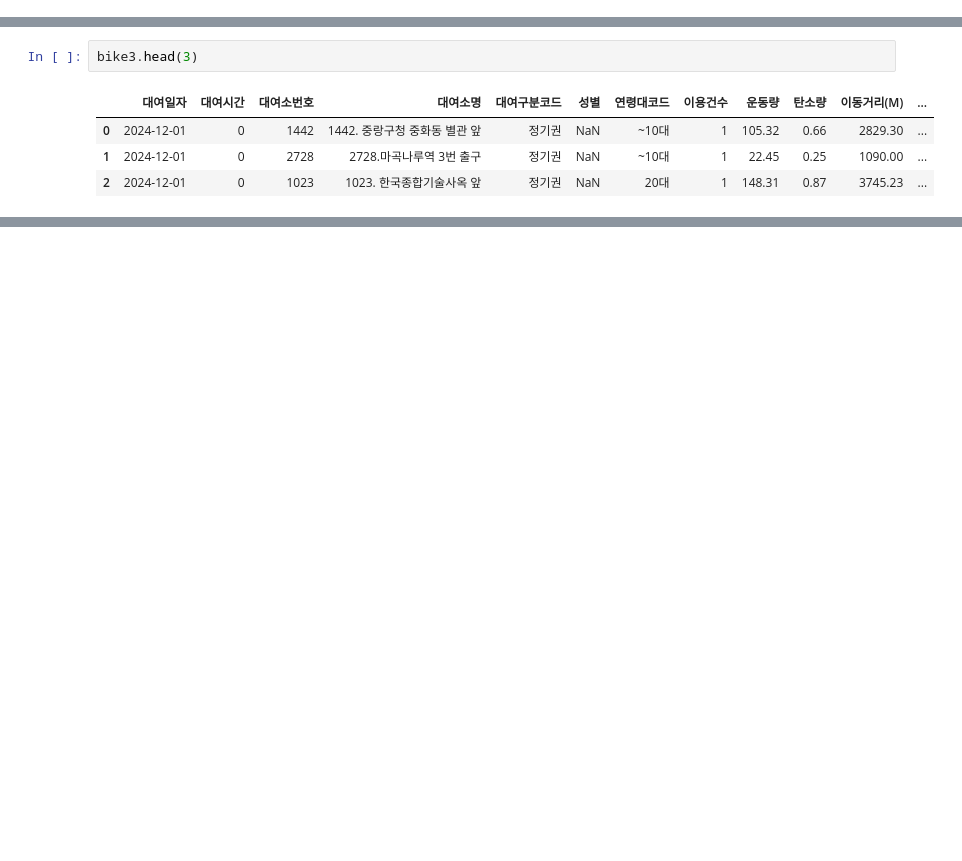
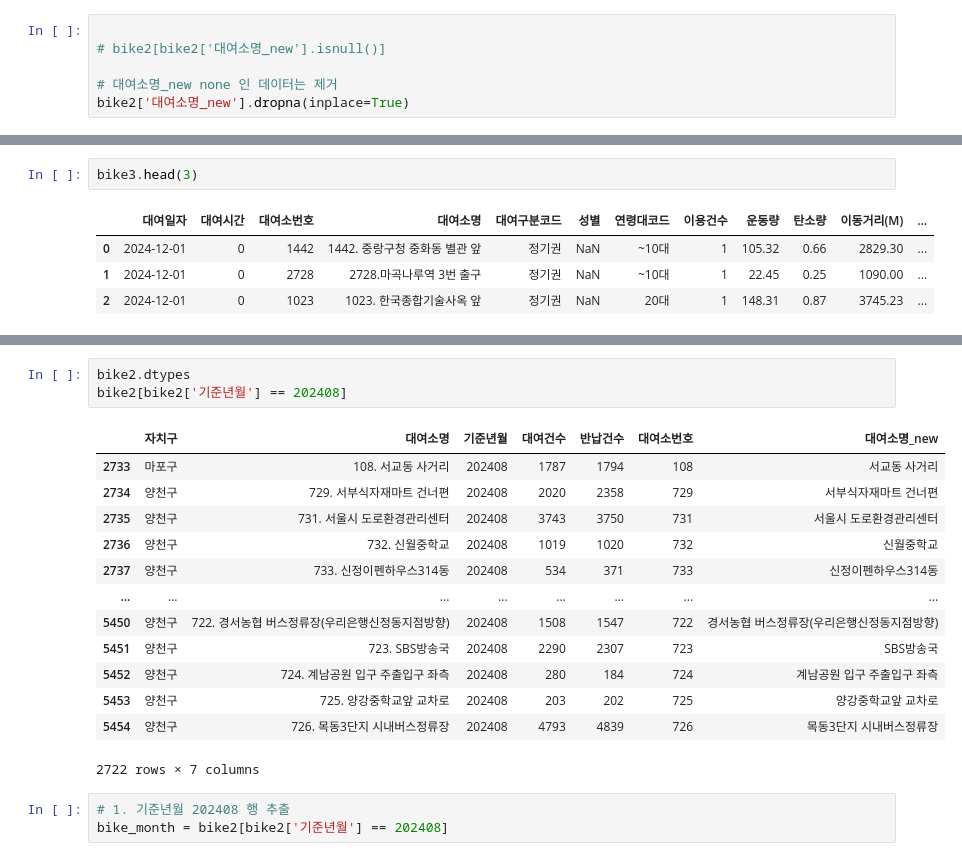
Before and after one commit to dydwoj/pythonsource, a Jupyter notebook: analytics/seoul.ipynb, the cells around one changed output, grey strips where cells are left out. Saved outputs shown, nothing was run; the diff lists cells and outputs as text; blank space fills up the shorter version.

```diff
--- a/analytics/seoul.ipynb
+++ b/analytics/seoul.ipynb
@@ -163,6 +170,12 @@ bike2.head(3)
 | 0 | 마포구 | 108. 서교동 사거리 | 202407 | 1597 | 1609 | 108 | 서교동 사거리 |
 | 1 | 양천구 | 729. 서부식자재마트 건너편 | 202407 | 1932 | 2113 | 729 | 서부식자재마트 건너편 |
 | 2 | 양천구 | 731. 서울시 도로환경관리센터 | 202407 | 3580 | 3698 | 731 | 서울시 도로환경관리센터 |
+# %%
+
+# bike2[bike2['대여소명_new'].isnull()]
+
+# 대여소명_new none 인 데이터는 제거
+bike2['대여소명_new'].dropna(inplace=True)
 # %%
 bike3.head()
 # %% [output]
@@ -320,0 +437,20 @@ bike3.pivot_table(index='대여일', columns='성별', values='이용시간(분)
+# %%
+bike2.dtypes
+bike2[bike2['기준년월'] == 202408]
+# %% [output]
+|  | 자치구 | 대여소명 | 기준년월 | 대여건수 | 반납건수 | 대여소번호 | 대여소명_new |
+| 2733 | 마포구 | 108. 서교동 사거리 | 202408 | 1787 | 1794 | 108 | 서교동 사거리 |
+| 2734 | 양천구 | 729. 서부식자재마트 건너편 | 202408 | 2020 | 2358 | 729 | 서부식자재마트 건너편 |
+| 2735 | 양천구 | 731. 서울시 도로환경관리센터 | 202408 | 3743 | 3750 | 731 | 서울시 도로환경관리센터 |
+| 2736 | 양천구 | 732. 신월중학교 | 202408 | 1019 | 1020 | 732 | 신월중학교 |
+| 2737 | 양천구 | 733. 신정이펜하우스314동 | 202408 | 534 | 371 | 733 | 신정이펜하우스314동 |
+| ... | ... | ... | ... | ... | ... | ... | ... |
+| 5450 | 양천구 | 722. 경서농협 버스정류장(우리은행신정동지점방향) | 202408 | 1508 | 1547 | 722 | 경서농협 버스정류장(우리은행신정동지점방향) |
+| 5451 | 양천구 | 723. SBS방송국 | 202408 | 2290 | 2307 | 723 | SBS방송국 |
+| 5452 | 양천구 | 724. 계남공원 입구 주출입구 좌측 | 202408 | 280 | 184 | 724 | 계남공원 입구 주출입구 좌측 |
+| 5453 | 양천구 | 725. 양강중학교앞 교차로 | 202408 | 203 | 202 | 725 | 양강중학교앞 교차로 |
+| 5454 | 양천구 | 726. 목동3단지 시내버스정류장 | 202408 | 4793 | 4839 | 726 | 목동3단지 시내버스정류장 |
+2722 rows × 7 columns
+# %%
+# 1. 기준년월 202408 행 추출
+bike_month = bike2[bike2['기준년월'] == 202408]
```
Also changed, not shown: parts of 34 cells of this notebook, 6 other files.
